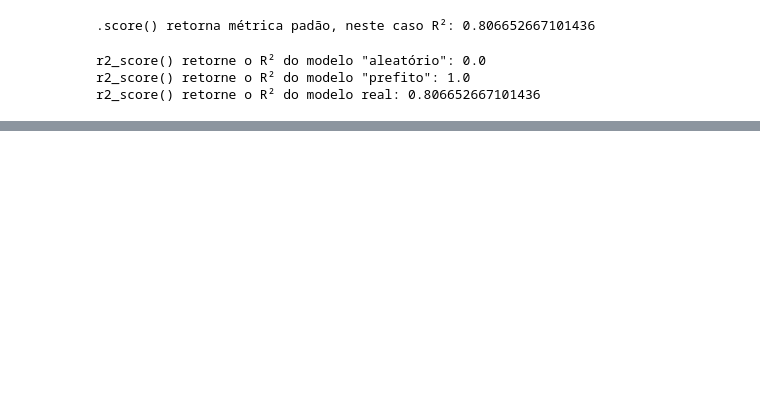
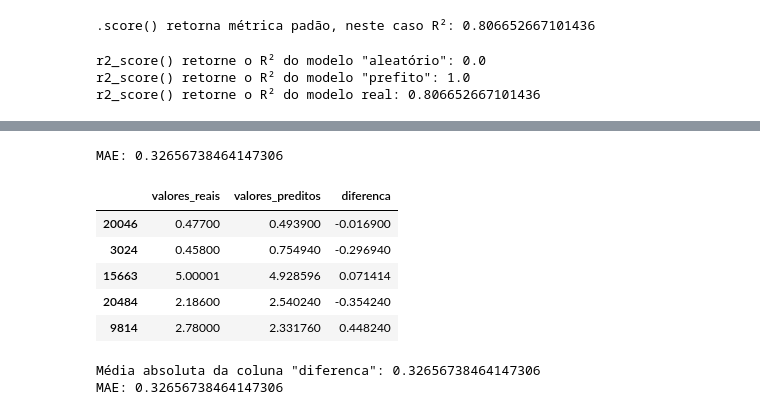
Before and after one commit to MatheusVenturaNellessen/analytics-training, a Jupyter notebook: ai-training/07-05/evaluating_regression_models.ipynb, the cells around one changed output, grey strips where cells are left out. Cells and saved outputs as stored; diff of their text form; code cells hidden in the pictures; blank space fills up the shorter version.

```diff
--- a/ai-training/07-05/evaluating_regression_models.ipynb
+++ b/ai-training/07-05/evaluating_regression_models.ipynb
@@ -82,0 +115,39 @@ r2_score() retorne o R² do modelo real: 0.806652667101436
+# %%
+from sklearn.metrics import mean_absolute_error
+
+mae = mean_absolute_error(
+    y_test,
+    y_preds
+)
+
+print(f"MAE: {mae}")
+# %% [output]
+MAE: 0.32656738464147306
+# %%
+# Cria DataFrame p/ melhor visualização
+# Compara valores reais com valores preditos
+comparative_df = pd.DataFrame(data={
+    "valores_reais": y_test,
+    "valores_preditos": y_preds
+})
+
+# Cria um novo atributo (diferença de ambos os valores)
+comparative_df["diferenca"] = comparative_df["valores_reais"] - comparative_df["valores_preditos"]
+
+# Exibe as 5 primeiras linhas do DataFrame
+comparative_df.head()
+# %% [output]
+|  | valores_reais | valores_preditos | diferenca |
+| 20046 | 0.47700 | 0.493900 | -0.016900 |
+| 3024 | 0.45800 | 0.754940 | -0.296940 |
+| 15663 | 5.00001 | 4.928596 | 0.071414 |
+| 20484 | 2.18600 | 2.540240 | -0.354240 |
+| 9814 | 2.78000 | 2.331760 | 0.448240 |
+# %%
+# Faz a média absoluta (anula positivo e negativo) das diferenças entre os valores reais e prefitos de y
+print(f'Média absoluta da coluna "diferenca": {np.abs(comparative_df["diferenca"]).mean()}')
+# (re)Imprime valor de MAE anteriormente calculado
+print(f"MAE: {mae}")
+# %% [output]
+Média absoluta da coluna "diferenca": 0.32656738464147306
+MAE: 0.32656738464147306
```
Also changed, not shown: parts of 5 cells of this notebook.
